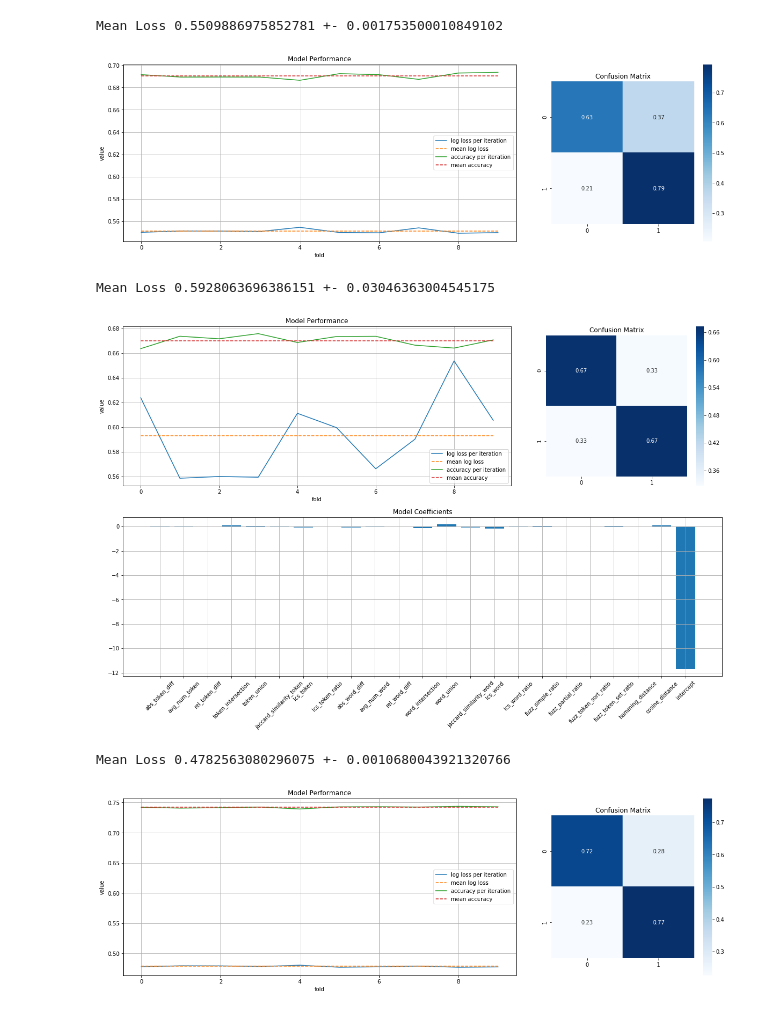
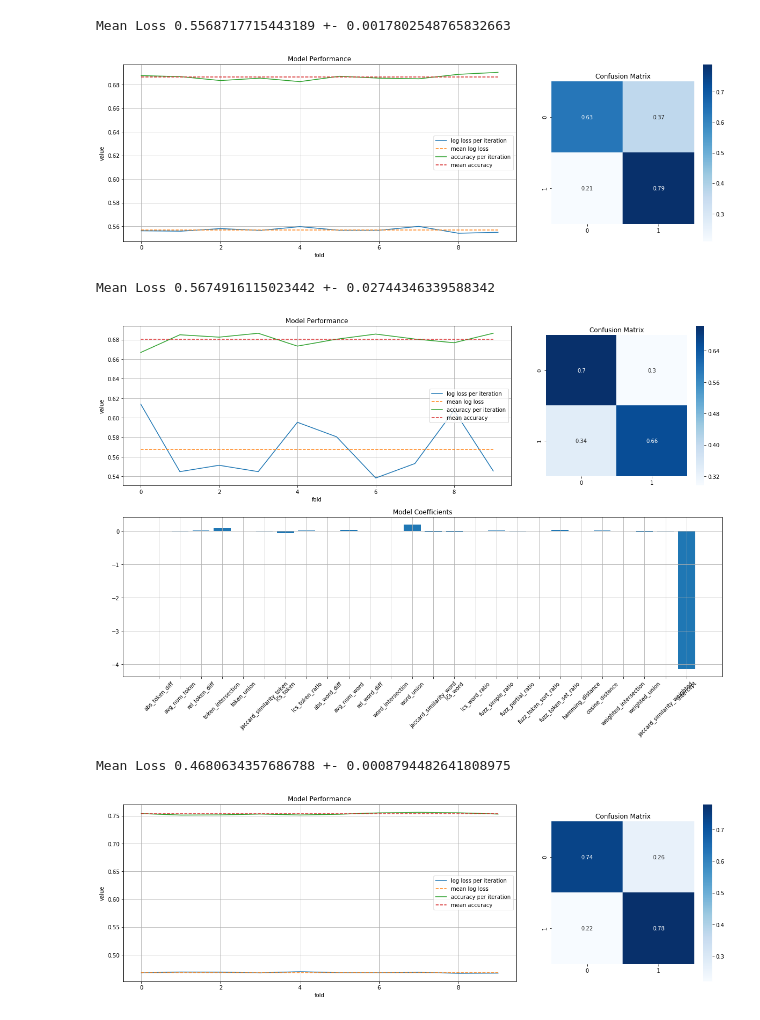
Before and after one commit to Ritvik19/Quora-Question-Pairs, a Jupyter notebook: 08 Other Algorithms.ipynb, the cells around one changed output. Cells and saved outputs as stored; diff of their text form; code cells hidden in the pictures.

```diff
--- a/08 Other Algorithms.ipynb
+++ b/08 Other Algorithms.ipynb
@@ -41,7 +41,8 @@ feats = ['abs_token_diff', 'avg_num_token', 'rel_token_diff',
          'word_intersection', 'word_union', 'jaccard_similarity_word',
          'lcs_word', 'lcs_word_ratio',
          'fuzz_simple_ratio', 'fuzz_partial_ratio', 'fuzz_token_sort_ratio', 'fuzz_token_set_ratio',
-         'hamming_distance', 'cosine_distance'
+         'hamming_distance', 'cosine_distance',
+         'weighted_intersection', 'weighted_union', 'jaccard_similarity_weighted',
 ]
 target = 'is_duplicate'
 # %%
@@ -92,18 +93,19 @@ Mean Loss 0.4688868763348581 +- 0.0011401434265741622
 # %%
-model = BaggingClassifier(base_estimator=LogisticRegression(class_weight='balanced'))
+model = BaggingClassifier(base_estimator=LogisticRegression(class_weight='balanced'), bootstrap_features=True,
+                          warm_start=True, random_state=101)
 bc_performance, bc_cm, bc_model = train_model(model, data, feats, 'is_duplicate')
 print('Mean Loss', np.mean(bc_performance['log loss']), '+-', np.std(bc_performance['log loss']))
 # %% [output]
-Mean Loss 0.5509886975852781 +- 0.001753500010849102
+Mean Loss 0.5568717715443189 +- 0.0017802548765832663
-[figure, old version]
+[figure, new version]
 # %%
 model = SGDClassifier(loss='log', class_weight='balanced', alpha=0.1, early_stopping=True, warm_start=True,
                       random_state=101)
 sgd_performance, sgd_cm, sgd_model = train_model_lr(model, data, feats, 'is_duplicate')
 print('Mean Loss', np.mean(sgd_performance['log loss']), '+-', np.std(sgd_performance['log loss']))
 # %% [output]
-Mean Loss 0.5928063696386151 +- 0.03046363004545175
+Mean Loss 0.5674916115023442 +- 0.02744346339588342
-[figure, old version]
+[figure, new version]
 # %%
 model = VotingClassifier(
     estimators=[('lr', LogisticRegression(class_weight='balanced', C=10)), ('xgb', XGBClassifier(max_depth=5)),
@@ -113,8 +115,8 @@ model = VotingClassifier(
 vc_performance, vc_cm, vc_model = train_model(model, data, feats, 'is_duplicate')
 print('Mean Loss', np.mean(vc_performance['log loss']), '+-', np.std(vc_performance['log loss']))
 # %% [output]
-Mean Loss 0.4782563080296075 +- 0.0010680043921320766
+Mean Loss 0.4680634357686788 +- 0.0008794482641808975
-[figure, old version]
+[figure, new version]
 # %%
 import pickle
 # %%
```
Also changed, not shown: parts of 7 cells of this notebook, 2 other files.
